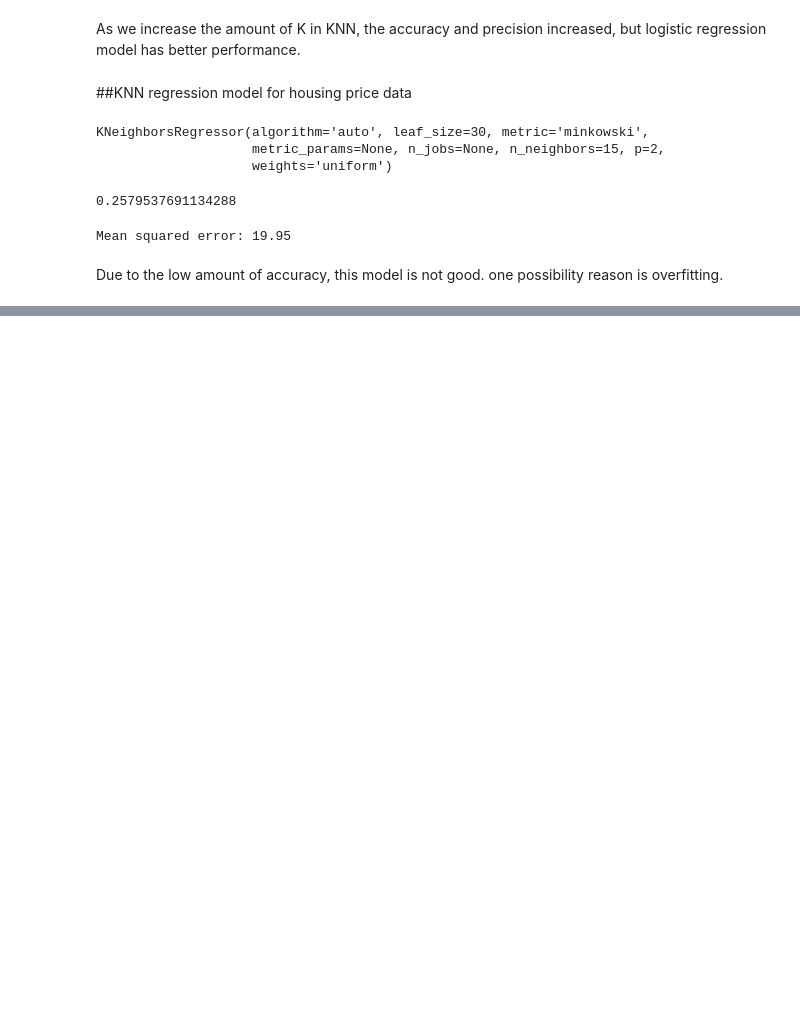
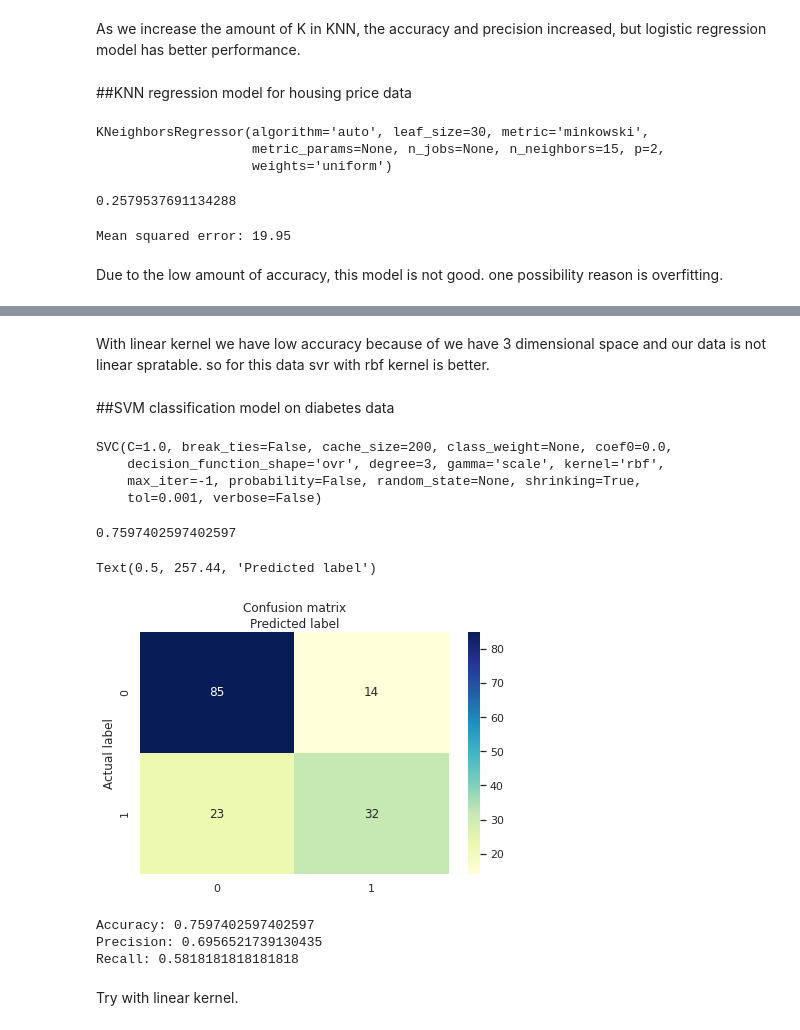
Before and after one commit to ZahraDehghani99/AI-Internship, a Jupyter notebook: Phase01_Review.ipynb, the cells around one changed output, grey strips where cells are left out. Cells and saved outputs as stored; diff of their text form; code cells hidden in the pictures; blank space fills up the shorter version.

Commit message:
Add SVM models.

```diff
--- a/Phase01_Review.ipynb
+++ b/Phase01_Review.ipynb
@@ -689,0 +723,48 @@ Due to the low amount of accuracy, this model is not good. one possibility reaso
+# %% [markdown]
+With linear kernel we have low accuracy because of we have 3 dimensional space and our data is not linear spratable. so for this data svr with rbf kernel is better.
+# %% [markdown]
+##SVM classification model on diabetes data
+# %%
+from sklearn.svm import SVC
+svc_rbf = SVC(kernel = 'rbf')
+svc_rbf.fit(X_train, y_train)
+# %% [output]
+SVC(C=1.0, break_ties=False, cache_size=200, class_weight=None, coef0=0.0,
+    decision_function_shape='ovr', degree=3, gamma='scale', kernel='rbf',
+    max_iter=-1, probability=False, random_state=None, shrinking=True,
+    tol=0.001, verbose=False)
+# %%
+y_pred_svcrbf =svc_rbf.predict(X_test)
+# %%
+svc_rbf.score(X_test,y_test) # = accuary
+# %% [output]
+0.7597402597402597
+# %%
+from sklearn import metrics
+cnf_matrix_svcrbf = metrics.confusion_matrix(y_test, y_pred_svcrbf)
+
+class_names=[0,1] # name  of classes
+fig, ax = plt.subplots()
+tick_marks = np.arange(len(class_names))
+plt.xticks(tick_marks, class_names)
+plt.yticks(tick_marks, class_names)
+# create heatmap
+sns.heatmap(pd.DataFrame(cnf_matrix_svcrbf), annot=True, cmap="YlGnBu" ,fmt='g')
+ax.xaxis.set_label_position("top")
+plt.tight_layout()
+plt.title('Confusion matrix', y=1.1)
+plt.ylabel('Actual label')
+plt.xlabel('Predicted label')
+# %% [output]
+Text(0.5, 257.44, 'Predicted label')
+[figure, added]
+# %%
+print("Accuracy:",metrics.accuracy_score(y_test, y_pred_svcrbf))
+print("Precision:",metrics.precision_score(y_test, y_pred_svcrbf))
+print("Recall:",metrics.recall_score(y_test, y_pred_svcrbf))
+# %% [output]
+Accuracy: 0.7597402597402597
+Precision: 0.6956521739130435
+Recall: 0.5818181818181818
+# %% [markdown]
+Try with linear kernel.
```
Also changed, not shown: parts of 12 cells of this notebook.
